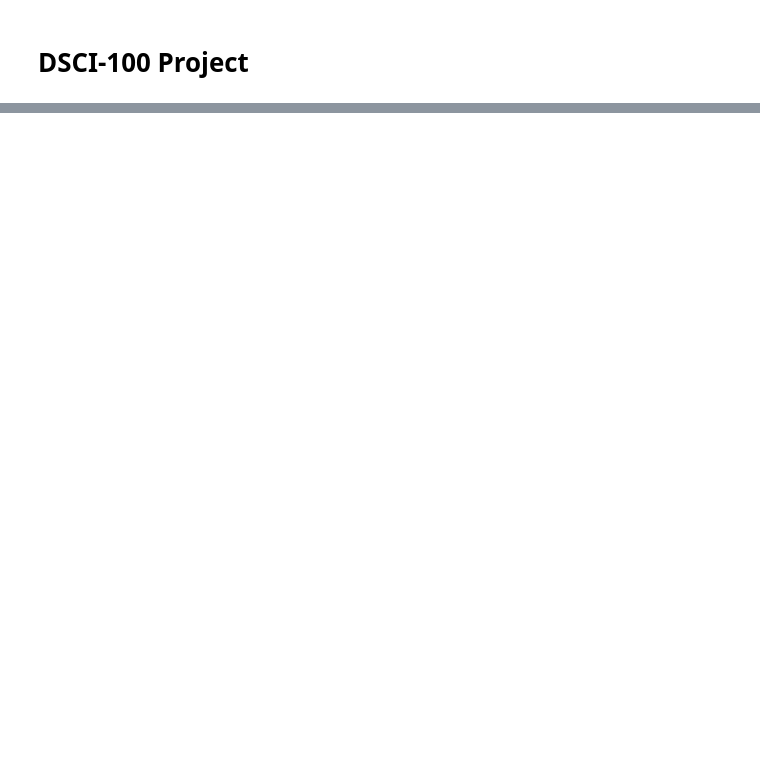
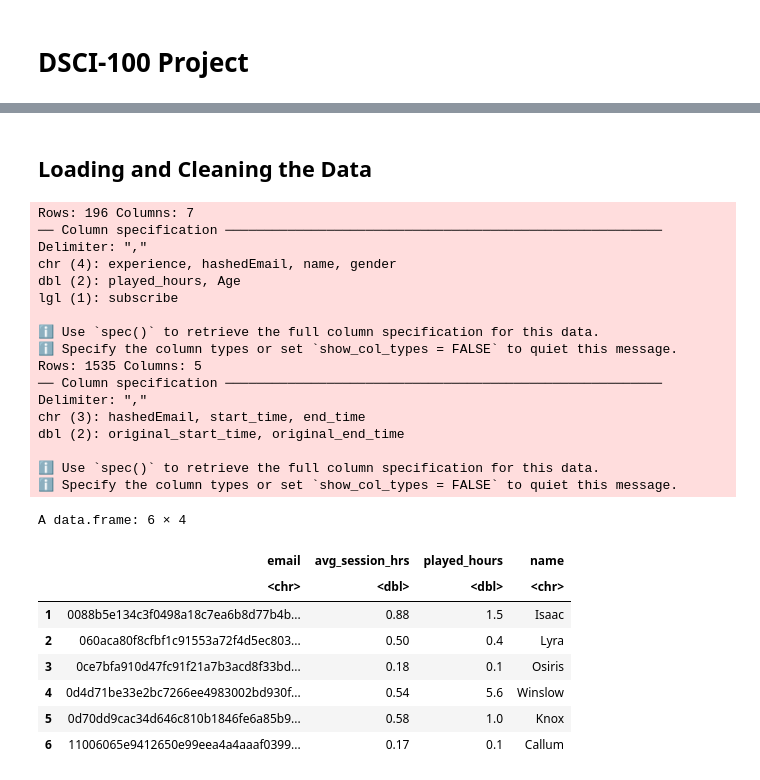
Before and after one commit to Freddy891/dsci-100-project, a Jupyter notebook: Analysis.ipynb, the cells around one changed output, grey strips where cells are left out. Saved outputs shown, nothing was run; the diff lists cells and outputs as text; code cells hidden in the pictures; blank space fills up the shorter version.

```diff
--- a/Analysis.ipynb
+++ b/Analysis.ipynb
@@ -54,0 +56,53 @@ In this context, session data becomes redundant as they are obtained after recui
+# %% [markdown]
+## Loading and Cleaning the Data
+# %%
+players_data <- read_csv("https://raw.githubusercontent.com/Freddy891/dsci-100-project/main/players.csv")
+clean_players <- players_data |>
+    rename(age = Age, email = hashedEmail) |>
+    select(email, played_hours, name)
+
+session_data <- read_csv("https://raw.githubusercontent.com/Freddy891/dsci-100-project/main/sessions.csv")
+clean_session <- session_data |>
+    rename(email = hashedEmail) |>
+    select(email:end_time) |>
+    mutate(start_time = dmy_hm(start_time), end_time = dmy_hm(end_time)) |>
+    mutate(session_duration = end_time-start_time) |>
+    select(session_duration, email)
+
+analysis_data <- merge(clean_players, clean_session, by="email") |>
+    group_by(email) |>
+    summarize(avg_session = mean(session_duration)) |>
+    mutate(avg_session = gsub("mins", "", avg_session)) |>
+    mutate(avg_session = as.numeric(avg_session)) |>
+    mutate(avg_session_hrs = round(avg_session/60, 2)) |>
+    select(-avg_session) |>
+    merge(clean_players, by="email")
+
+head(analysis_data)
+# %% [output]
+Rows: 196 Columns: 7
+── Column specification ────────────────────────────────────────────────────────
+Delimiter: ","
+chr (4): experience, hashedEmail, name, gender
+dbl (2): played_hours, Age
+lgl (1): subscribe
+
+ℹ Use `spec()` to retrieve the full column specification for this data.
+ℹ Specify the column types or set `show_col_types = FALSE` to quiet this message.
+Rows: 1535 Columns: 5
+── Column specification ────────────────────────────────────────────────────────
+Delimiter: ","
+chr (3): hashedEmail, start_time, end_time
+dbl (2): original_start_time, original_end_time
+
+ℹ Use `spec()` to retrieve the full column specification for this data.
+ℹ Specify the column types or set `show_col_types = FALSE` to quiet this message.
+A data.frame: 6 × 4
+|  | email | avg_session_hrs | played_hours | name |
+|  | <chr> | <dbl> | <dbl> | <chr> |
+| 1 | 0088b5e134c3f0498a18c7ea6b8d77b4b... | 0.88 | 1.5 | Isaac |
+| 2 | 060aca80f8cfbf1c91553a72f4d5ec803... | 0.50 | 0.4 | Lyra |
+| 3 | 0ce7bfa910d47fc91f21a7b3acd8f33bd... | 0.18 | 0.1 | Osiris |
+| 4 | 0d4d71be33e2bc7266ee4983002bd930f... | 0.54 | 5.6 | Winslow |
+| 5 | 0d70dd9cac34d646c810b1846fe6a85b9... | 0.58 | 1.0 | Knox |
+| 6 | 11006065e9412650e99eea4a4aaaf0399... | 0.17 | 0.1 | Callum |
```
Also changed, not shown: parts of 14 cells of this notebook.
